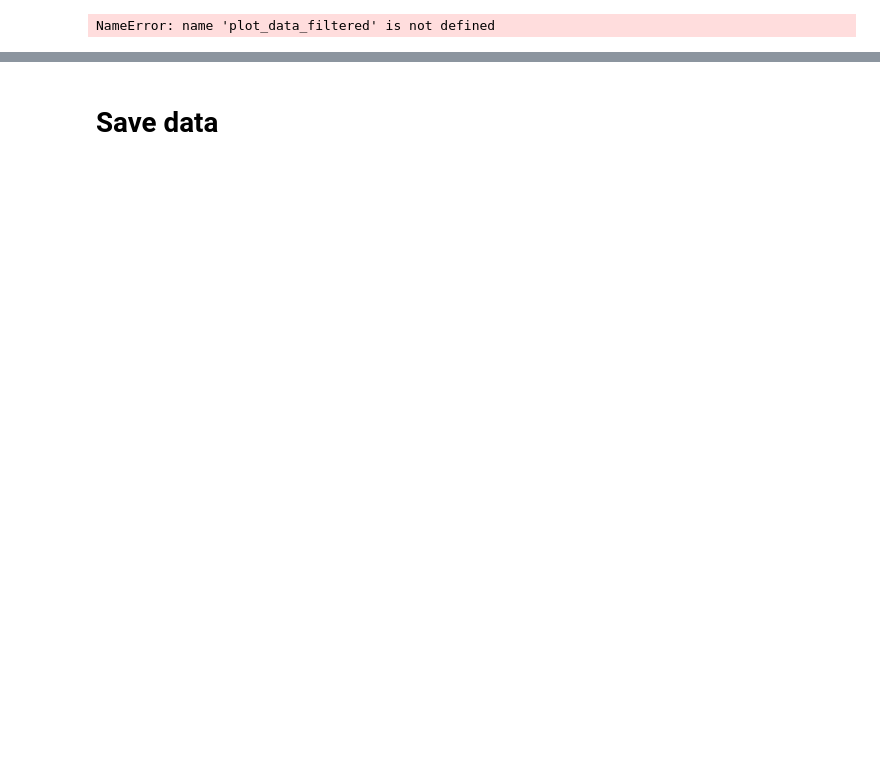
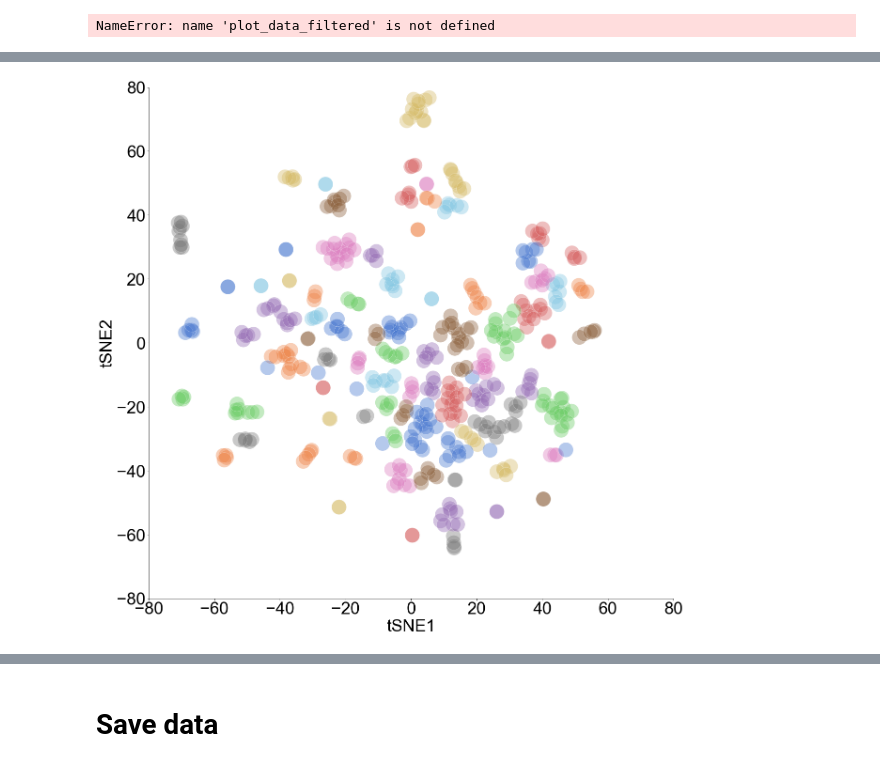
Before and after one commit to chanwkimlab/regional_heritability_analysis, a Jupyter notebook: 7_5_pca.ipynb, the cells around one changed output, grey strips where cells are left out. Cells and saved outputs as stored; diff of their text form; code cells hidden in the pictures; blank space fills up the shorter version.

```diff
--- a/7_5_pca.ipynb
+++ b/7_5_pca.ipynb
@@ -246,0 +186,45 @@ See the caveats in the documentation: http://pandas.pydata.org/pandas-docs/stabl
+# %%
+plt.rcParams['font.family']='Arial'
+
+plt.rcParams["figure.figsize"] = (20,20)
+plt.rcParams['font.size']=36
+
+x_data=plot_data['x_data']
+y_data=plot_data['y_data']
+hue_data=plot_data['label']
+
+#group_list=plot_data['label']
+#group_list=group_list.groupby(group_list).groups
+#group_count=pd.Series(0,index=group_list.keys())
+
+
+sns.scatterplot(x_data,y_data,hue=hue_data,legend=None,s=1000,palette=sns.color_palette("muted",n_colors=len(np.unique(hue_data))),
+                alpha=0.4
+               )
+
+#r_sample=dup_sort(np.arange(0.04,0.071,0.005))
+r_sample=np.arange(10,25,5)
+theta_sample=2*np.pi*np.arange(0,1,1/30)
+#theta_sample=2*np.pi*np.arange(0,1,0.05)
+theta_sample=theta_sample[theta_sample%np.pi>np.pi/5]
+
+text_plotted=pd.DataFrame([])
+
+#plt.xticks([])
+#plt.yticks([])
+#plt.gca().axes.get_xaxis().set_visible(False)
+#plt.gca().axes.get_yaxis().set_visible(False)
+
+plt.xlabel("tSNE1")
+plt.ylabel("tSNE2")
+#plt.
+#plt.legend(loc='upper center', bbox_to_anchor=(0.5, -0.15), fontsize=10,fancybox=True, shadow=True,ncol=5)
+plt.title("")
+plt.xlim(-80,80)
+plt.ylim(-80,80)
+sns.despine()
+plt.savefig('fig4_b_.svg')
+
+plt.show()
+# %% [output]
+[figure, added]
```
Also changed, not shown: parts of 13 cells of this notebook, 12 other files.
